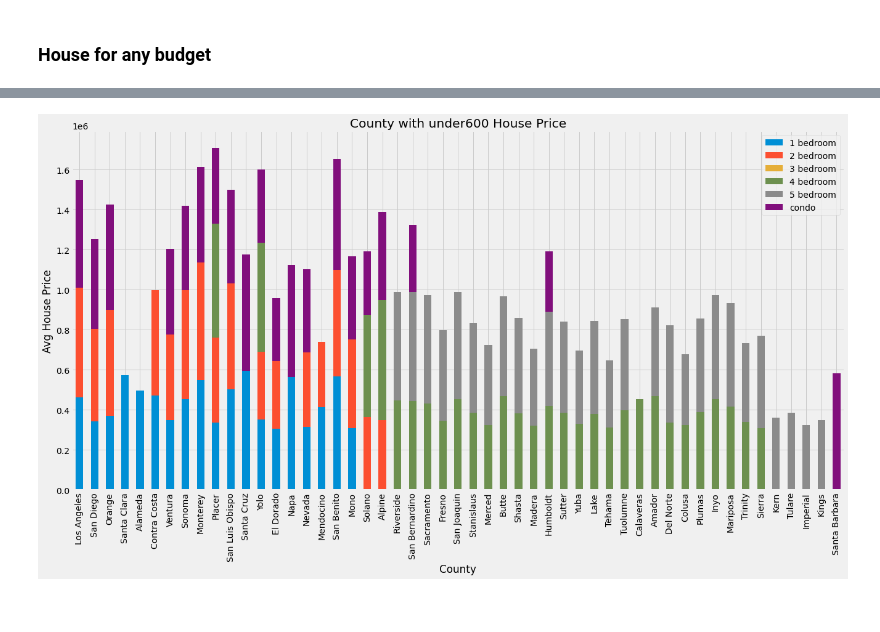
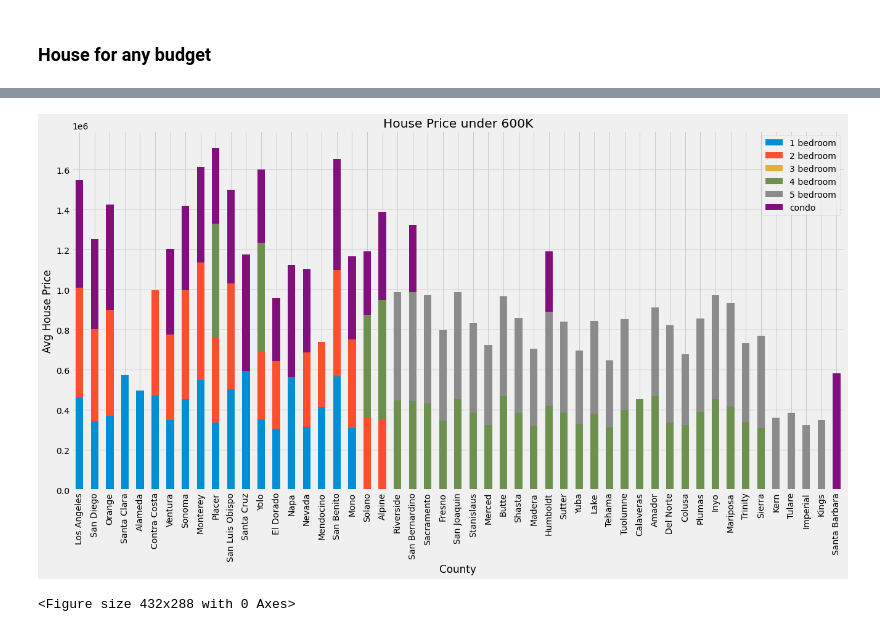
Before and after one commit to 52Godfrey/BestCityToLiveCA, a Jupyter notebook: Analisys.ipynb, the cells around one changed output, grey strips where cells are left out. Cells and saved outputs as stored; diff of their text form; code cells hidden in the pictures.

```diff
--- a/Analisys.ipynb
+++ b/Analisys.ipynb
@@ -385,32 +454,34 @@ under600_4bd = homes_value_orig_df.loc[(homes_value_orig_df['Home Type'] == '4 b
                                        , ['County', 'Avg house price']]
 
 under600_5bd = homes_value_orig_df.loc[(homes_value_orig_df['Home Type'] == '5 bedroom')
                                        & (homes_value_orig_df['Avg house price'] > 300000)
                                        & (homes_value_orig_df['Avg house price'] < 600000)
                                        , ['County', 'Avg house price']]
 
 under600_condo = homes_value_orig_df.loc[(homes_value_orig_df['Home Type'] == 'condo')
                                          & (homes_value_orig_df['Avg house price'] > 300000)
                                          & (homes_value_orig_df['Avg house price'] < 600000)
                                          , ['County', 'Avg house price']]
 
 under600_plot = under600_1bd.merge(under600_2bd, on='County', how='outer', suffixes=('_1bd', '_2bd'))
 under600_plot = under600_plot.merge(under600_3bd, on='County', how='outer')
 
 under600_plot = under600_plot.merge(under600_4bd, on='County', how='outer', suffixes=('_3bd', '_4bd'))
 under600_plot = under600_plot.merge(under600_5bd, on='County', how='outer')
 under600_plot = under600_plot.merge(under600_condo, on='County', how='outer', suffixes=('_5bd', '_condo'))
 
 under600_plot = under600_plot.set_index('County')
 under600_plot = under600_plot.rename(columns={'Avg house price_1bd': '1 bedroom', 'Avg house price_2bd': '2 bedroom'
                                         , 'Avg house price_3bd': '3 bedroom', 'Avg house price_4bd': '4 bedroom'
                                          , 'Avg house price_5bd': '5 bedroom' , 'Avg house price_condo': 'condo'})
 matplotlib.style.use('fivethirtyeight')
 under600_plot.plot(kind='bar', figsize=(20,10), stacked=True)
 
-plt.title("County with under600 House Price")
+plt.title("House Price under 600K")
 plt.ylabel("Avg House Price")
 
 plt.show()
+plt.savefig('Outcome/House Price under 600K', dpi=300, bbox_inches='tight')
 # %% [output]
-[figure, old version]
+[figure, new version]
+<Figure size 432x288 with 0 Axes>
```
Also changed, not shown: parts of 33 cells of this notebook, 12 other files.
